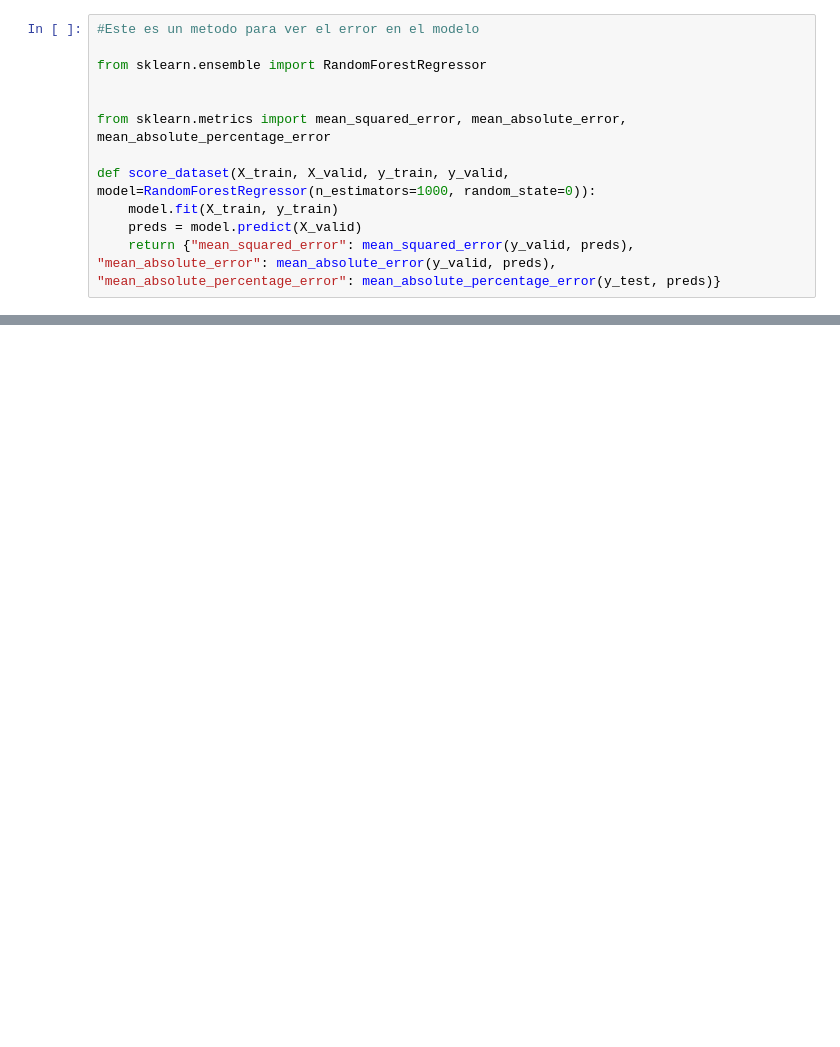
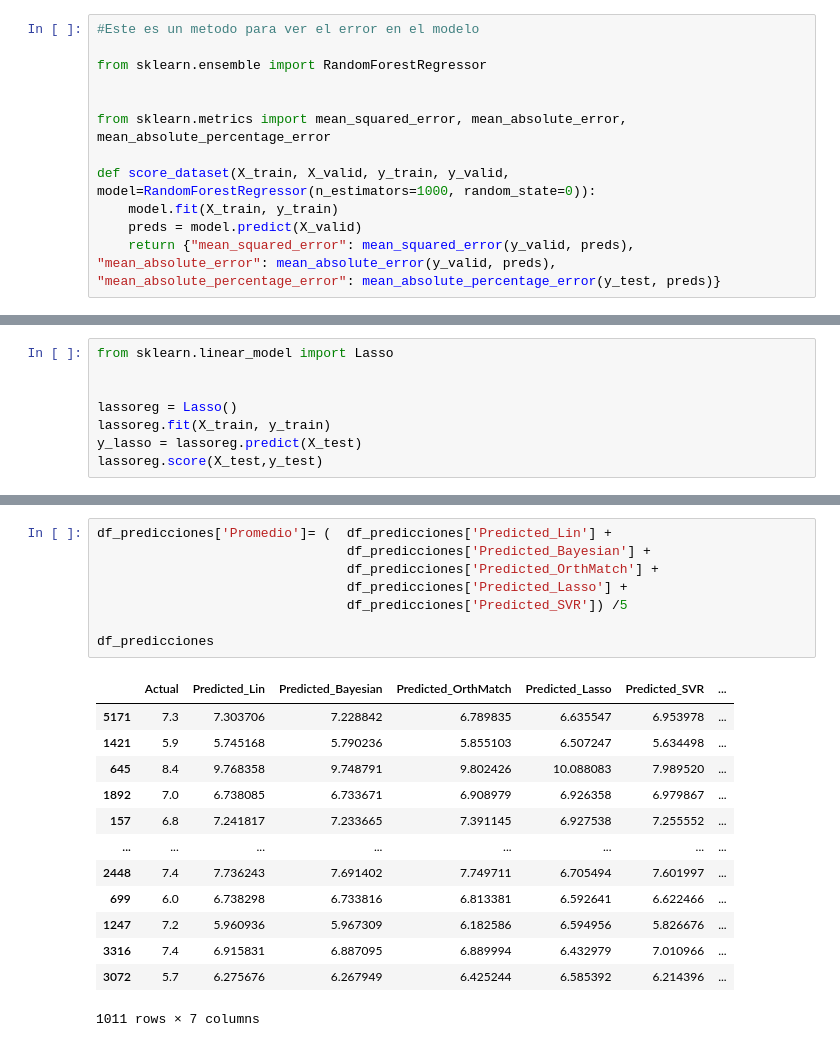
Before and after one commit to EzeSpk-Org/Proyecto_Final_Grupo3_DS29765, a Jupyter notebook: Predictor.ipynb, the cells around one changed output, grey strips where cells are left out. Saved outputs shown, nothing was run; the diff lists cells and outputs as text; blank space fills up the shorter version.

```diff
--- a/Predictor.ipynb
+++ b/Predictor.ipynb
@@ -211,0 +213,8 @@ Pipeline(steps=[('standardscaler', StandardScaler()),
+# %%
+from sklearn.linear_model import Lasso
+
+
+lassoreg = Lasso()
+lassoreg.fit(X_train, y_train)
+y_lasso = lassoreg.predict(X_test)
+lassoreg.score(X_test,y_test)
@@ -424,0 +270,22 @@ SVR(C=1, cache_size=500, epsilon=1, gamma=0.0001)
+# %%
+df_predicciones['Promedio']= (  df_predicciones['Predicted_Lin'] +
+                                df_predicciones['Predicted_Bayesian'] +
+                                df_predicciones['Predicted_OrthMatch'] +
+                                df_predicciones['Predicted_Lasso'] +
+                                df_predicciones['Predicted_SVR']) /5
+
+df_predicciones
+# %% [output]
+|  | Actual | Predicted_Lin | Predicted_Bayesian | Predicted_OrthMatch | Predicted_Lasso | Predicted_SVR | ... |
+| 5171 | 7.3 | 7.303706 | 7.228842 | 6.789835 | 6.635547 | 6.953978 | ... |
+| 1421 | 5.9 | 5.745168 | 5.790236 | 5.855103 | 6.507247 | 5.634498 | ... |
+| 645 | 8.4 | 9.768358 | 9.748791 | 9.802426 | 10.088083 | 7.989520 | ... |
+| 1892 | 7.0 | 6.738085 | 6.733671 | 6.908979 | 6.926358 | 6.979867 | ... |
+| 157 | 6.8 | 7.241817 | 7.233665 | 7.391145 | 6.927538 | 7.255552 | ... |
+| ... | ... | ... | ... | ... | ... | ... | ... |
+| 2448 | 7.4 | 7.736243 | 7.691402 | 7.749711 | 6.705494 | 7.601997 | ... |
+| 699 | 6.0 | 6.738298 | 6.733816 | 6.813381 | 6.592641 | 6.622466 | ... |
+| 1247 | 7.2 | 5.960936 | 5.967309 | 6.182586 | 6.594956 | 5.826676 | ... |
+| 3316 | 7.4 | 6.915831 | 6.887095 | 6.889994 | 6.432979 | 7.010966 | ... |
+| 3072 | 5.7 | 6.275676 | 6.267949 | 6.425244 | 6.585392 | 6.214396 | ... |
+1011 rows × 7 columns
```
Also changed, not shown: parts of 34 cells of this notebook, 1 other file.
